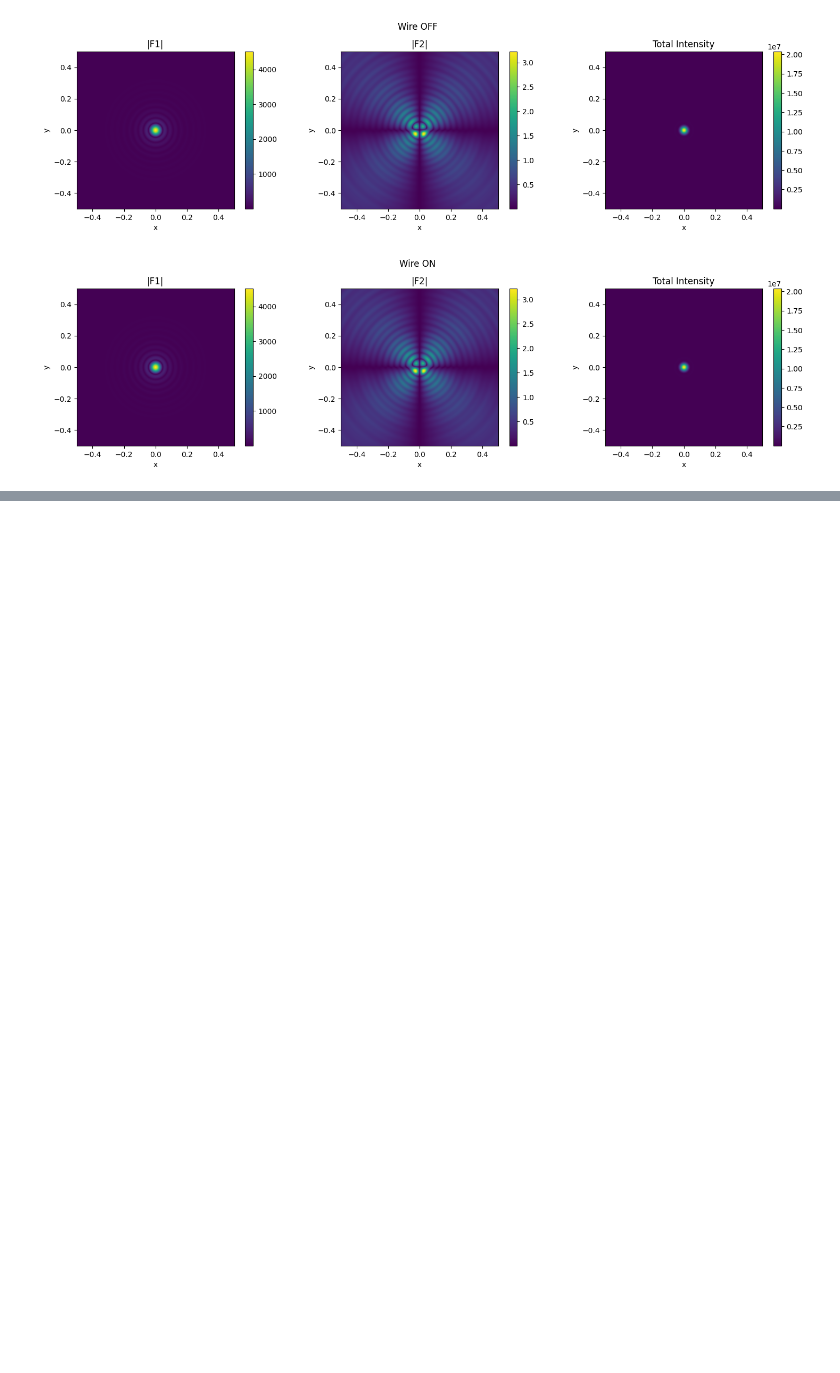
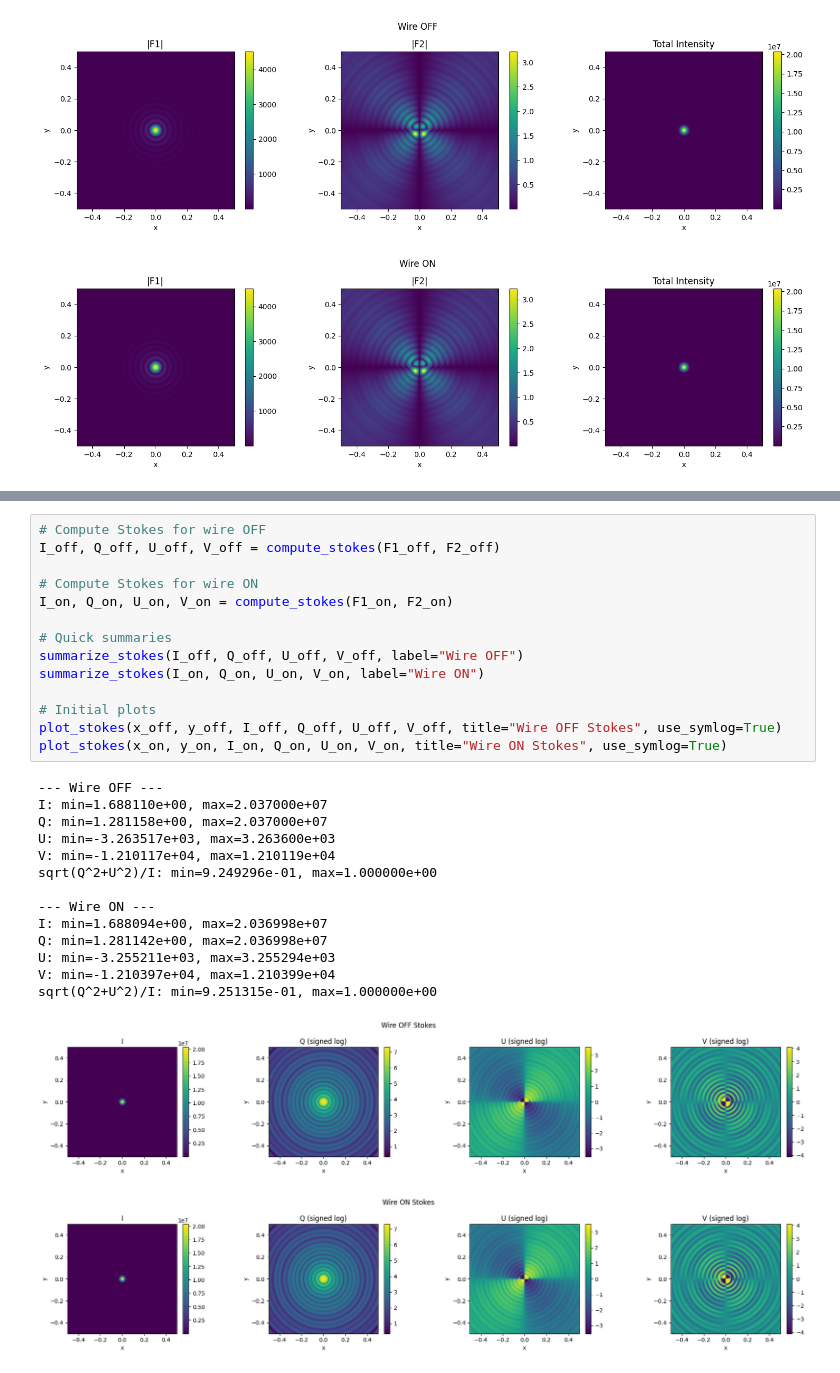
Before and after one commit to dlllonb/wiregrid, a Jupyter notebook: analysis/notebooks/wires_on_off.ipynb, the cells around one changed output, grey strips where cells are left out. Cells and saved outputs as stored; diff of their text form; blank space fills up the shorter version.

```diff
--- a/analysis/notebooks/wires_on_off.ipynb
+++ b/analysis/notebooks/wires_on_off.ipynb
@@ -109,0 +197,30 @@ plot_beam(x_on,  y_on,  F1_on,  F2_on,  title="Wire ON")
+# %%
+# Compute Stokes for wire OFF
+I_off, Q_off, U_off, V_off = compute_stokes(F1_off, F2_off)
+
+# Compute Stokes for wire ON
+I_on, Q_on, U_on, V_on = compute_stokes(F1_on, F2_on)
+
+# Quick summaries
+summarize_stokes(I_off, Q_off, U_off, V_off, label="Wire OFF")
+summarize_stokes(I_on, Q_on, U_on, V_on, label="Wire ON")
+
+# Initial plots
+plot_stokes(x_off, y_off, I_off, Q_off, U_off, V_off, title="Wire OFF Stokes", use_symlog=True)
+plot_stokes(x_on, y_on, I_on, Q_on, U_on, V_on, title="Wire ON Stokes", use_symlog=True)
+# %% [output]
+--- Wire OFF ---
+I: min=1.688110e+00, max=2.037000e+07
+Q: min=1.281158e+00, max=2.037000e+07
+U: min=-3.263517e+03, max=3.263600e+03
+V: min=-1.210117e+04, max=1.210119e+04
+sqrt(Q^2+U^2)/I: min=9.249296e-01, max=1.000000e+00
+
+--- Wire ON ---
+I: min=1.688094e+00, max=2.036998e+07
+Q: min=1.281142e+00, max=2.036998e+07
+U: min=-3.255211e+03, max=3.255294e+03
+V: min=-1.210397e+04, max=1.210399e+04
+sqrt(Q^2+U^2)/I: min=9.251315e-01, max=1.000000e+00
+[figure, added]
+[figure, added]
```
Also changed, not shown: parts of 6 cells of this notebook.
